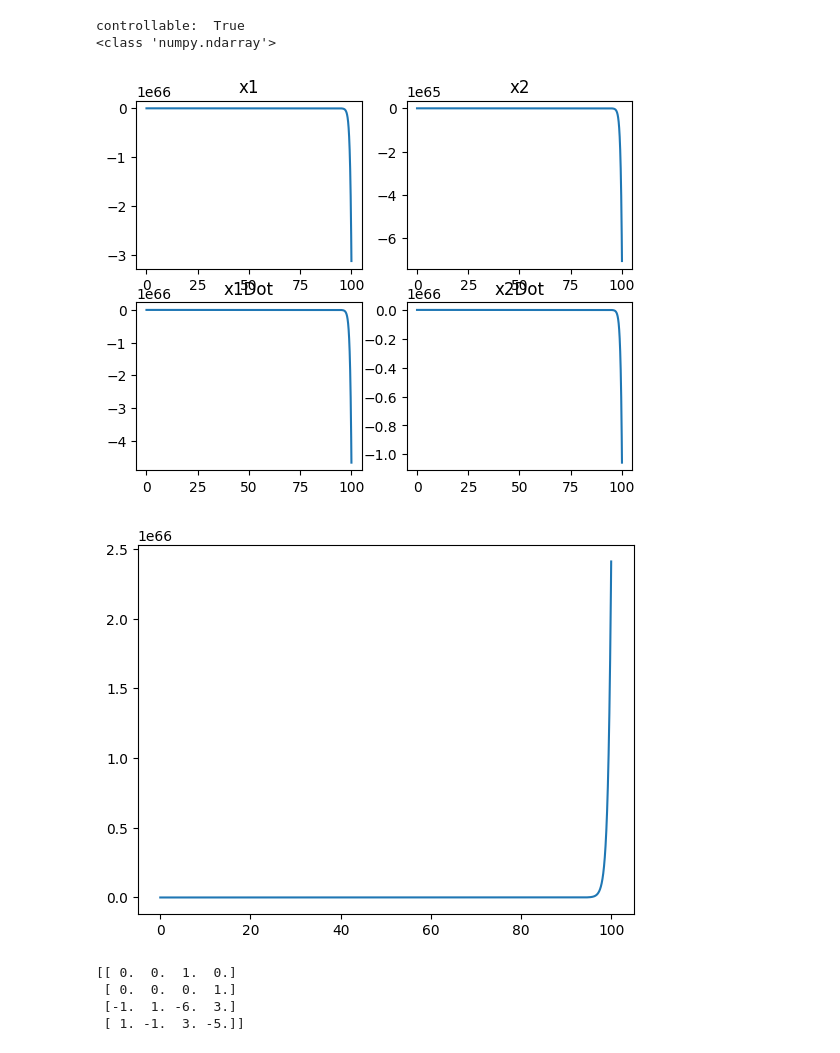
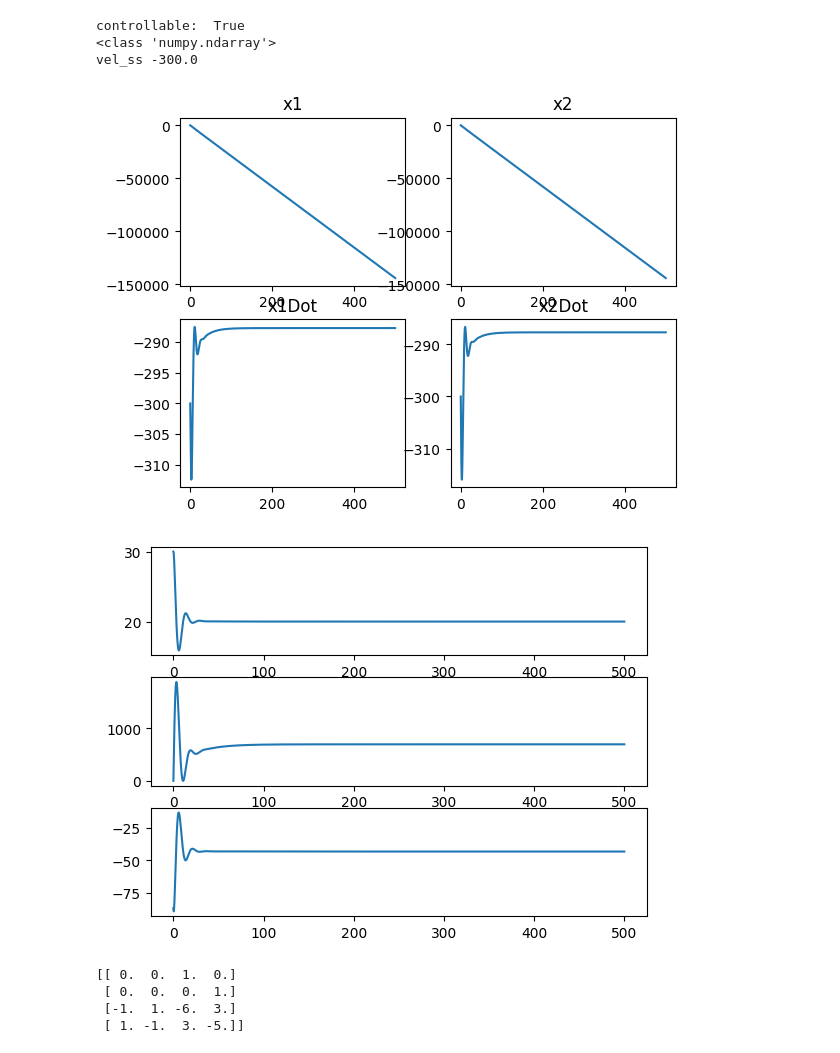
Before and after one commit to KaranJagdale/controller_comparison, a Jupyter notebook: ModifiedMSD.ipynb, the cells around one changed output. Cells and saved outputs as stored; diff of their text form; code cells hidden in the pictures.

Commit message:
tuned the controller for reference tracking

```diff
--- a/ModifiedMSD.ipynb
+++ b/ModifiedMSD.ipynb
@@ -20,80 +20,91 @@ def isObservable(A, C):
     return np.linalg.matrix_rank(obsMat) == n
 # %%
 def main():
-    m1 = 1
-    m2 = 2
+    m1 = 5
+    m2 = 1
     c1 = 0.05
     c2 = 0.08
     k  = 1.2
     b = 0.1
     isDisturbance = True
-    simTime = 100
+    simTime = 500
     simDt = 0.01
-    r = 10#reference to be tracked
+    r = 20#reference to be tracked
     doubleMSD = DoubleMassSpringDamper(m1, m2, b, c1, c2, k, isDisturbance)
 
     print("controllable: ", isControlable(doubleMSD.AMat, doubleMSD.BMat))
    # print(isObservable(doubleMSD.AMat, doubleMSD.CMat))
 
-    poles = np.array([-0.1, -0.05, -0.03, -0.04])
+    poles = np.array([-0.1, -0.5, -0.3, -0.4])
     print(type(doubleMSD.AMat))
     K_mat = sc.signal.place_poles(np.array(doubleMSD.AMat), np.array(doubleMSD.BMat).reshape(4,1), np.array(poles)).gain_matrix
     #print('heya',K_mat, K_mat.shape)
     #y0 = [0, 0, 0, 0]
     vel_ss = -doubleMSD.k*r/doubleMSD.c2
-    y0 = [100, 102 + r, vel_ss, vel_ss]
+    print('vel_ss', vel_ss)
+    y0 = [100, 110 + r, vel_ss, vel_ss]
     y = y0
 
     y_array = [y]
     time_array = [0]
     outErrorInt = 0
-    kInt = 0.05
+    outError_array = [outErrorInt]
+    u_tot_array = []
+    kInt = 0.005
     theta1, theta2 = 0,0
     for time in np.arange(0, simTime, simDt):
-        uncertContrib = doubleMSD.c1/doubleMSD.c2*theta2 - theta1
-        u_ss = -doubleMSD.k*(1 + doubleMSD.c1/doubleMSD.c2)*r - uncertContrib
+        #uncertContrib = doubleMSD.c1/doubleMSD.c2*theta2 - theta1
+        u_ss = -doubleMSD.k*(1 + doubleMSD.c1/doubleMSD.c2)*r
 
         yT = np.array([y[0], y[0] + r, vel_ss, vel_ss])
         outErrorInt += np.dot(doubleMSD.CMat, y) -  r
+        outError_array.append(outErrorInt)
         u_int = outErrorInt*kInt
         u_sf = np.dot(K_mat, (yT - np.array(y)))
-        u_tot = u_ss - np.dot(K_mat,   np.array(y) - yT) + u_int*0
+        u_tot = u_ss - np.dot(K_mat,   np.array(y) - yT) + u_int
+        u_tot_array.append(u_tot)
         #print('y', y, 'yT', yT)
         #print('dyn', doubleMSD.DynSS(y, time, u_tot[0]))
         #print('u_sf', u_sf)
         y_next = doubleMSD.nextState(np.array(y), u_tot[0], simDt)
         y_array.append(y_next)
         #print((np.dot(doubleMSD.AMat, np.array(y).reshape(4,1)) + np.dot(doubleMSD.BMat,u_tot[0])))
         theta1 = (y_next[2] - y[2])/simDt - (np.dot(doubleMSD.AMat, y) + np.dot(doubleMSD.BMat,u_tot[0]))[2,0]
         theta2 = (y_next[3] - y[3])/simDt - (np.dot(doubleMSD.AMat, y) + np.dot(doubleMSD.BMat,u_tot[0]))[3,0]
         y = y_next
         time_array.append(time+simDt)
 
     y_array = np.array(y_array)
     plt.figure(1)
     ax1 = plt.subplot(2,2,1)
     ax1.plot(time_array, y_array[:,0])
     ax1.title.set_text('x1')
     ax2 = plt.subplot(2,2,2)
     ax2.plot(time_array, y_array[:,1])
     ax2.title.set_text('x2')
     ax3 = plt.subplot(2,2,3)
     ax3.plot(time_array[:], y_array[:,2])
     ax3.title.set_text('x1Dot')
     ax4 = plt.subplot(2,2,4)
     ax4.plot(time_array[:], y_array[:,3])
     ax4.title.set_text('x2Dot')
     plt.figure(2)
-    plt.plot(time_array, y_array[:,1] - y_array[:,0])
+    ax1 = plt.subplot(3,1,1)
+    ax1.plot(time_array, y_array[:,1] - y_array[:,0])
+    ax2 = plt.subplot(3,1,2)
+    ax2.plot(time_array, outError_array)
+    ax3 = plt.subplot(3,1,3)
+    ax3.plot(time_array[:-1], u_tot_array)
 
 
 if __name__ == '__main__':
     main()
 # %% [output]
 controllable:  True
 <class 'numpy.ndarray'>
+vel_ss -300.0
-[figure, old version]
+[figure, new version]
-[figure, old version]
+[figure, new version]
 # %%
 from model import DoubleMassSpringDamper
 doubleMSD1 = DoubleMassSpringDamper(1, 1,3, 3, 2, 1, True)
```
